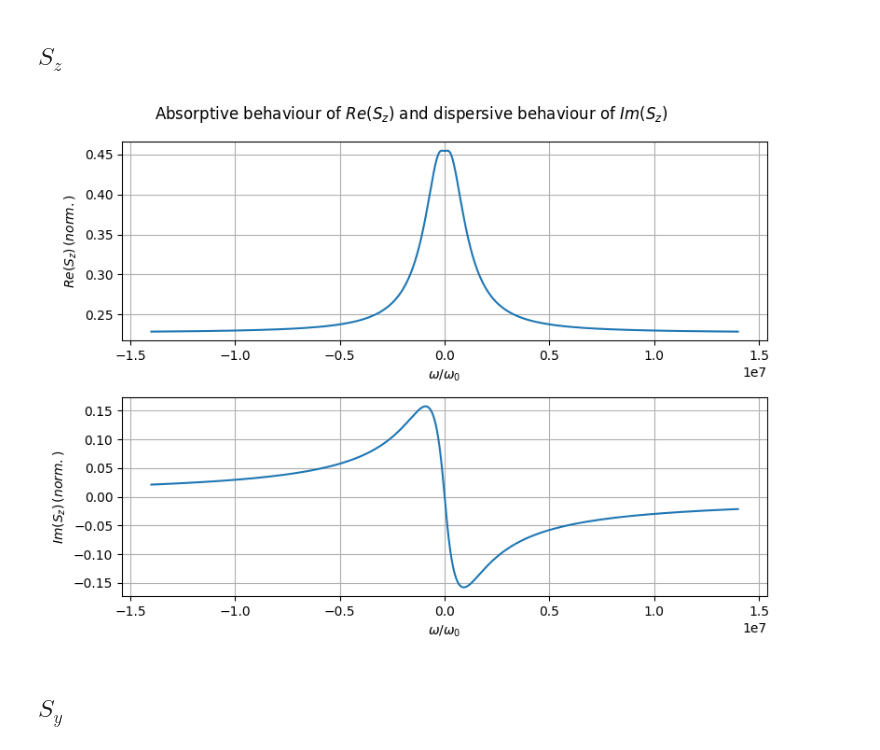
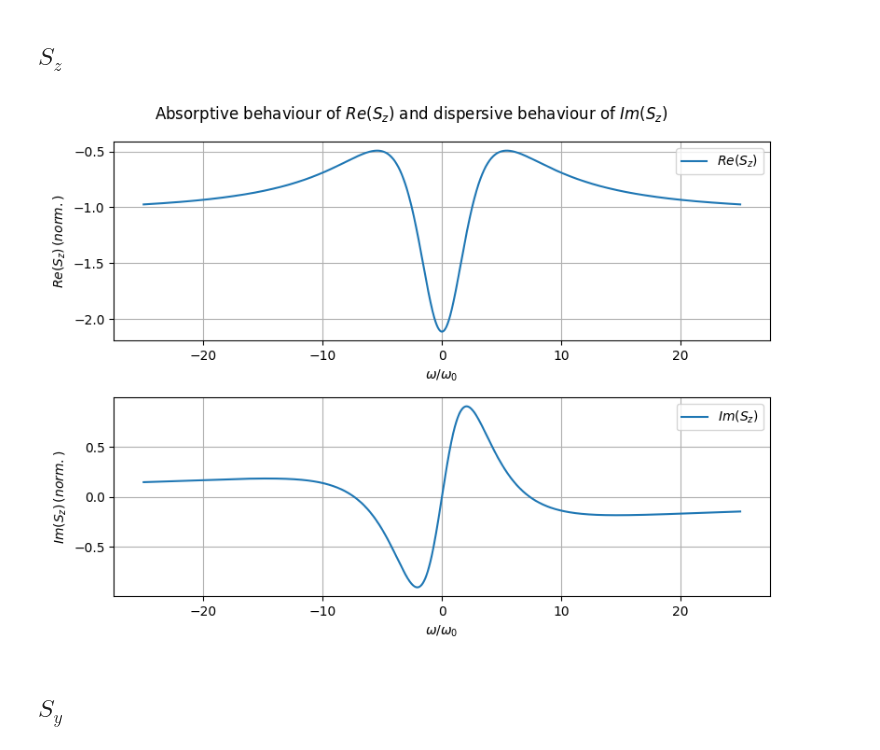
Before and after one commit to GuillaumeCLEMENT314/FHNW-, a Jupyter notebook: Bloch_symoblic_resolution.ipynb, the cells around one changed output. Cells and saved outputs as stored; diff of their text form; code cells hidden in the pictures.

```diff
--- a/Bloch_symoblic_resolution.ipynb
+++ b/Bloch_symoblic_resolution.ipynb
@@ -181,9 +181,9 @@ import matplotlib.pyplot as plt
 # Define constants
 gamma = 7e9
 Gamma = 2000
-R_op = 3e5
+R_op = 3e6
 B0 = 100e-6
-B1 = 1e-5
+B1 = 1e-3
 S0 = 1
 omega0 = gamma*B0
 Gamma_tot = Gamma + R_op
@@ -197,7 +197,7 @@ def S_zg(Gamma_tot, omega0, R_op, S0, omega):
     S_zg = R_op * S0 * (term1 + term2)
     return S_zg
 
-omega = np.linspace(-20*omega0,20*omega0,10000)
+omega = np.linspace(-25*omega0,25*omega0,1000000)
 
 s_zg = []
 for w in omega:
@@ -205,22 +205,24 @@ for w in omega:
 # %%
 fig,axes = plt.subplots(nrows=2, ncols=1,figsize=(8,6))
 
 fig.suptitle('Absorptive behaviour of $Re(S_z)$ and dispersive behaviour of $Im(S_z)$')
 
-axes[0].plot(omega,np.real(s_zg))
+axes[0].plot(omega/omega0,np.real(s_zg), label = '$Re(S_z)$')
 axes[0].set_xlabel('$\omega/\omega_0$')
 axes[0].set_ylabel('$Re(S_z) \, (norm.)$')
+axes[0].legend()
 axes[0].grid()
 
-axes[1].plot(omega,np.imag(s_zg))
+axes[1].plot(omega/omega0,np.imag(s_zg), label = '$Im(S_z)$')
 axes[1].set_xlabel('$\omega/\omega_0$')
 axes[1].set_ylabel('$Im(S_z) \, (norm.)$')
+axes[1].legend()
 axes[1].grid()
 
 plt.tight_layout()
 plt.show()
 # %% [output]
-[figure, old version]
+[figure, new version]
 # %% [markdown]
 ## $S_y$
 # %%
```
Also changed, not shown: parts of 2 cells of this notebook, 40 other files.
